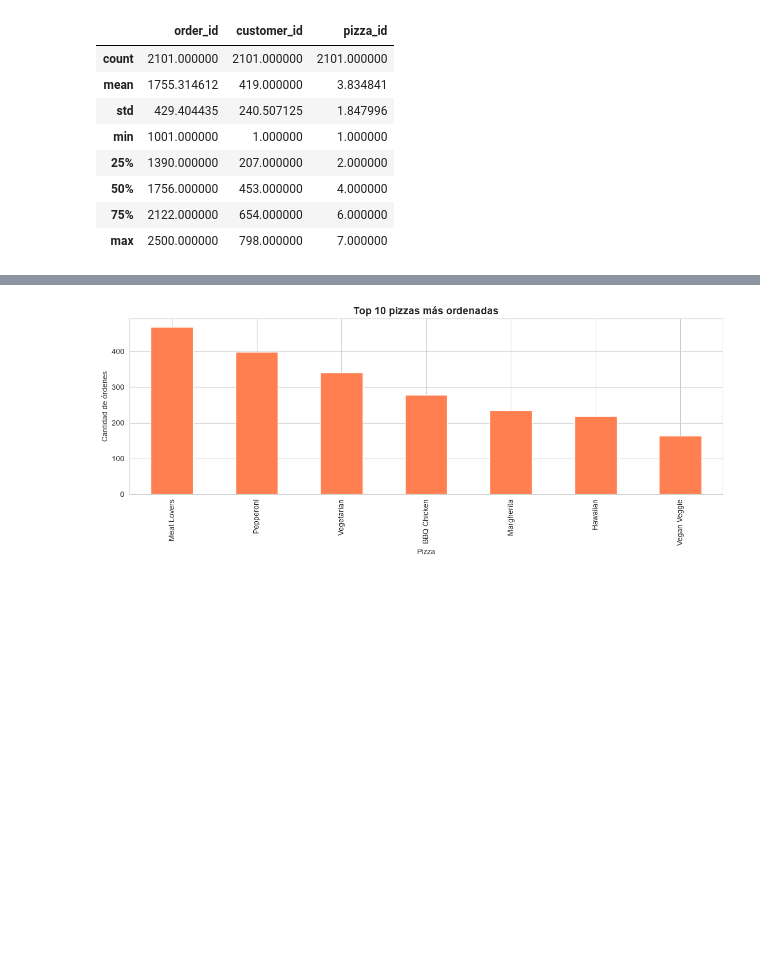
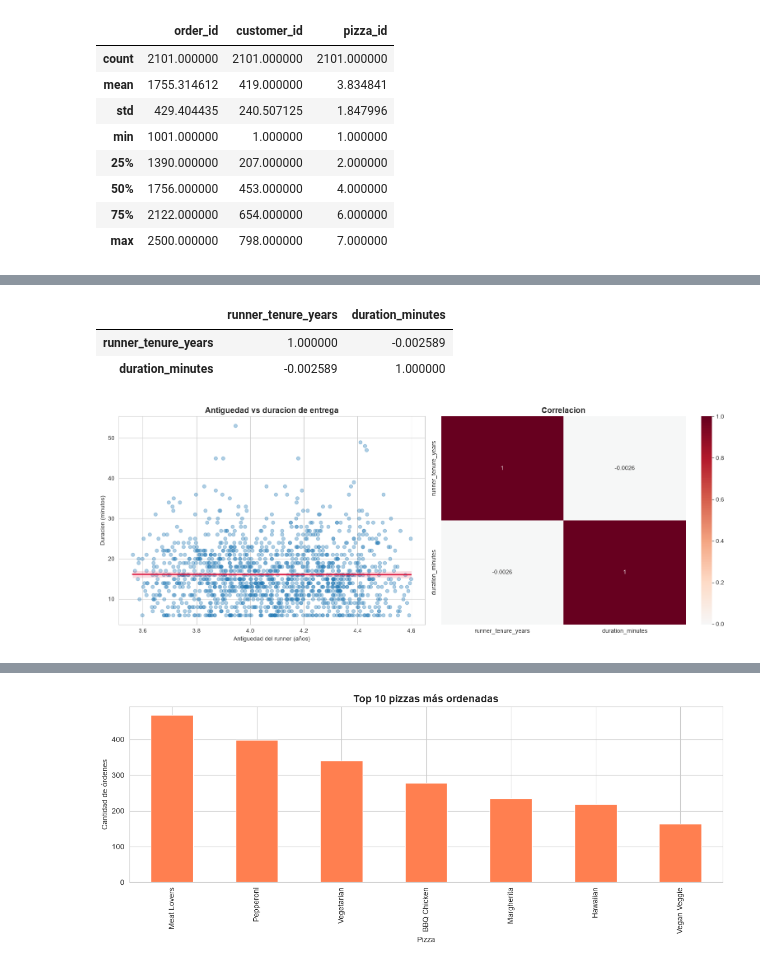
Before and after one commit to GJLG0501/Inteligencia-artificial-avanzada, a Jupyter notebook: BIG DATA/DaniPizza/DaniPizza.ipynb, the cells around one changed output, grey strips where cells are left out. Cells and saved outputs as stored; diff of their text form; code cells hidden in the pictures; blank space fills up the shorter version.

```diff
--- a/BIG DATA/DaniPizza/DaniPizza.ipynb
+++ b/BIG DATA/DaniPizza/DaniPizza.ipynb
@@ -101,0 +297,29 @@ plt.show()
+# %%
+# 3. Relacion entre antiguedad del runner y duracion de entrega
+correlation_data = completed_deliveries[["runner_tenure_years", "duration_minutes"]].dropna()
+runner_tenure_duration_corr = correlation_data.corr()
+
+display(runner_tenure_duration_corr)
+
+fig, axes = plt.subplots(1, 2, figsize=(16, 6))
+sns.regplot(
+    data=correlation_data,
+    x="runner_tenure_years",
+    y="duration_minutes",
+    scatter_kws={"alpha": 0.35},
+    line_kws={"color": "crimson"},
+    ax=axes[0],
+)
+axes[0].set_title("Antiguedad vs duracion de entrega", fontsize=14, fontweight="bold")
+axes[0].set_xlabel("Antiguedad del runner (años)")
+axes[0].set_ylabel("Duracion (minutos)")
+
+sns.heatmap(runner_tenure_duration_corr, annot=True, cmap="RdBu_r", center=0, ax=axes[1])
+axes[1].set_title("Correlacion", fontsize=14, fontweight="bold")
+plt.tight_layout()
+plt.show()
+# %% [output]
+|  | runner_tenure_years | duration_minutes |
+| runner_tenure_years | 1.000000 | -0.002589 |
+| duration_minutes | -0.002589 | 1.000000 |
+[figure, added]
```
Also changed, not shown: parts of 13 cells of this notebook, 1 other file.
